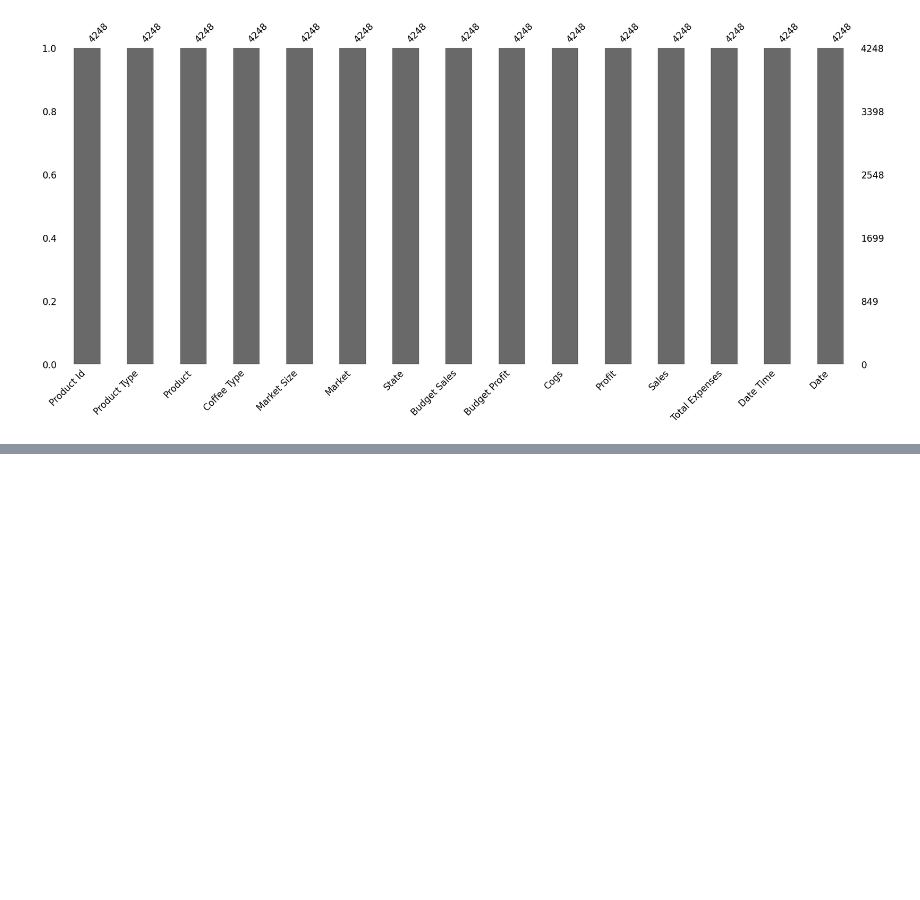
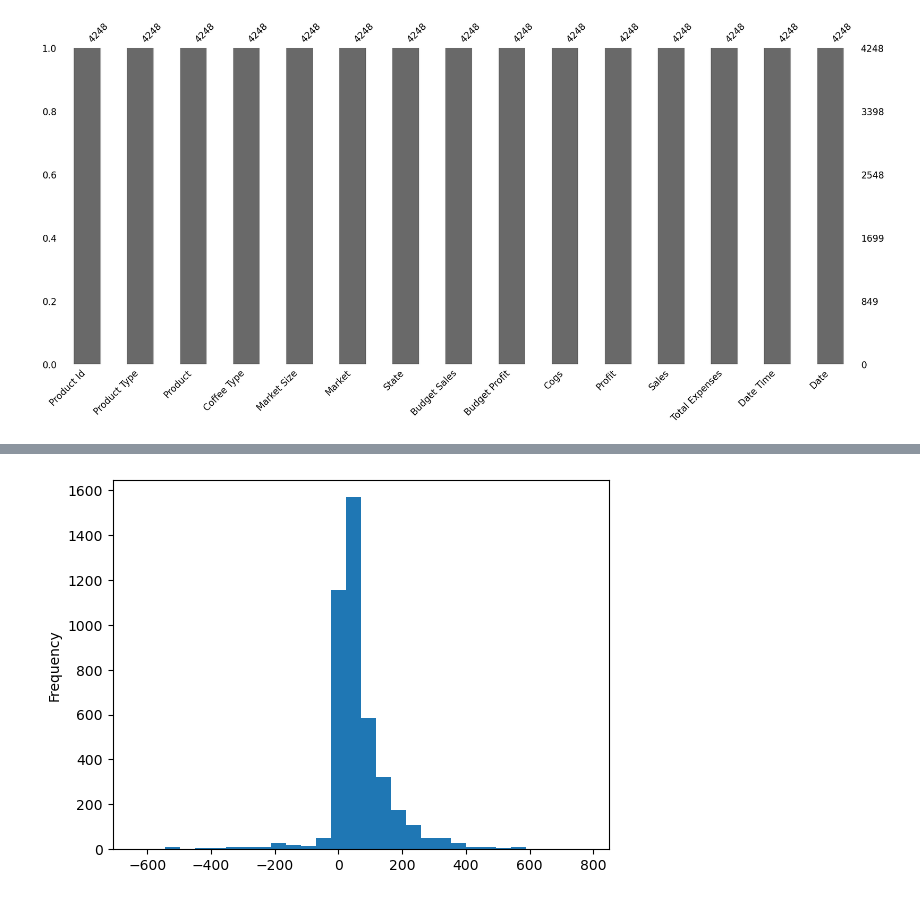
Before and after one commit to alishanstyles/CoffeeChain, a Jupyter notebook: startercode.ipynb, the cells around one changed output, grey strips where cells are left out. Cells and saved outputs as stored; diff of their text form; code cells hidden in the pictures; blank space fills up the shorter version.

```diff
--- a/startercode.ipynb
+++ b/startercode.ipynb
@@ -688,0 +700,4 @@ missingno.bar(df);
+# %%
+df['Profit'].plot.hist(bins = 30);
+# %% [output]
+[figure, added]
```
Also changed, not shown: parts of 5 cells of this notebook.
